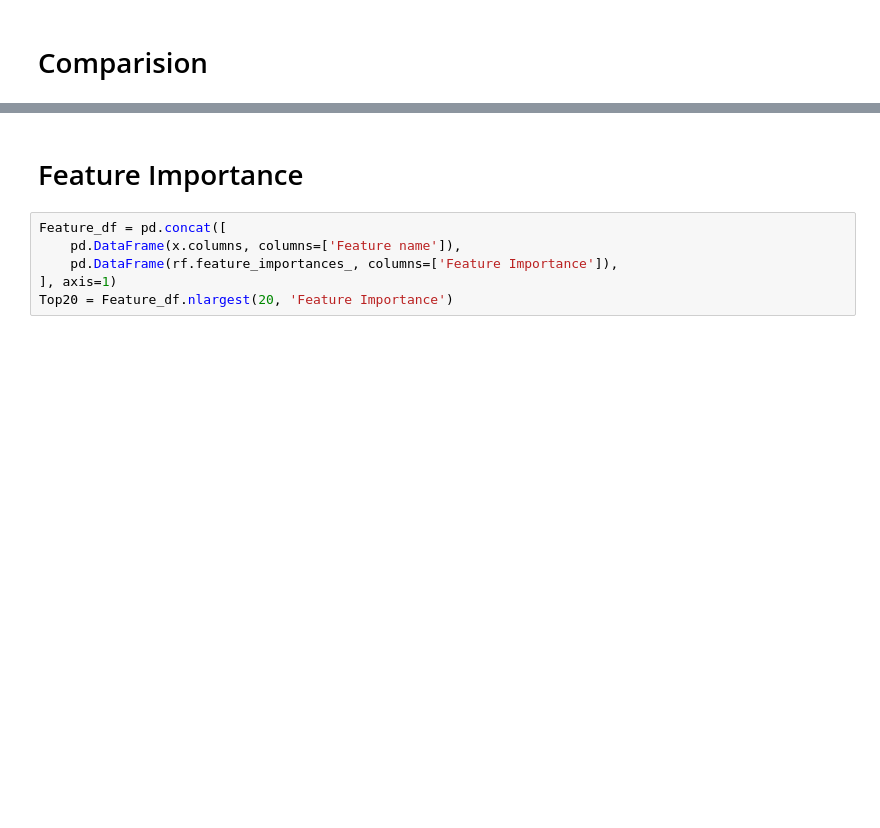
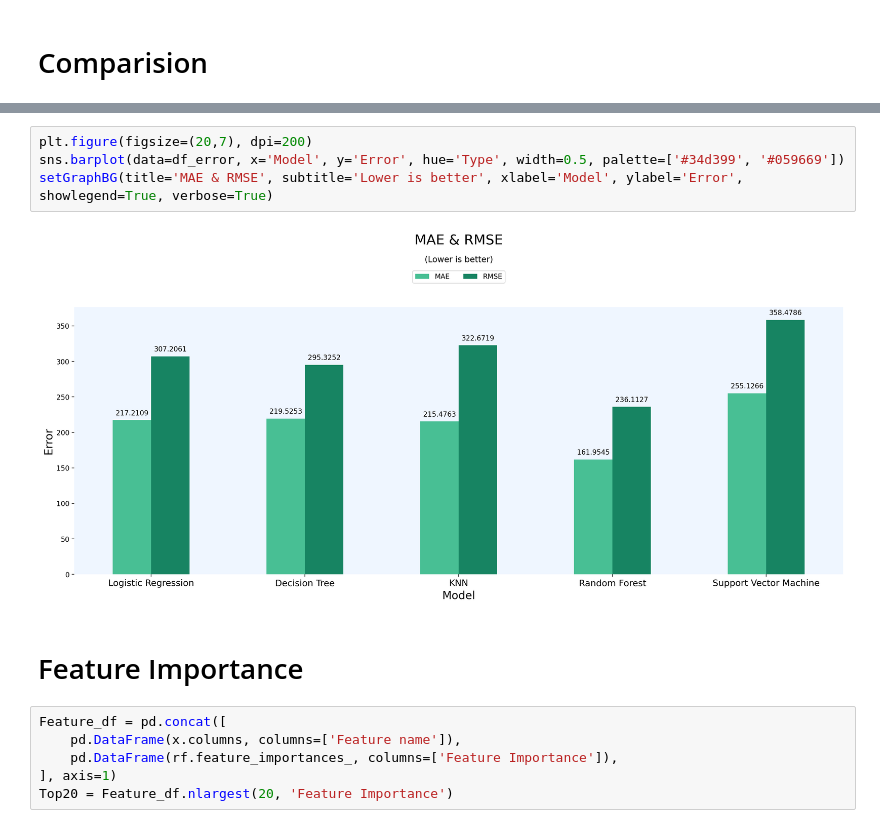
Before and after one commit to Arefin40/machine-learning, a Jupyter notebook: Projects/Regression/Regression.ipynb, the cells around one changed output, grey strips where cells are left out. Drawn from its saved outputs; the diff is of its cells as text; blank space fills up the shorter version.

```diff
--- a/Projects/Regression/Regression.ipynb
+++ b/Projects/Regression/Regression.ipynb
@@ -259,3 +297,9 @@ setGraphBG(title='Model Accuracy', xlabel='Model', ylabel='Accuracy', verbose=Tr
+# %%
+plt.figure(figsize=(20,7), dpi=200)
+sns.barplot(data=df_error, x='Model', y='Error', hue='Type', width=0.5, palette=['#34d399', '#059669'])
+setGraphBG(title='MAE & RMSE', subtitle='Lower is better', xlabel='Model', ylabel='Error', showlegend=True, verbose=True)
+# %% [output]
+[figure, added]
 # %% [markdown]
 # Feature Importance
 # %%
```
Also changed, not shown: parts of 20 cells of this notebook.
